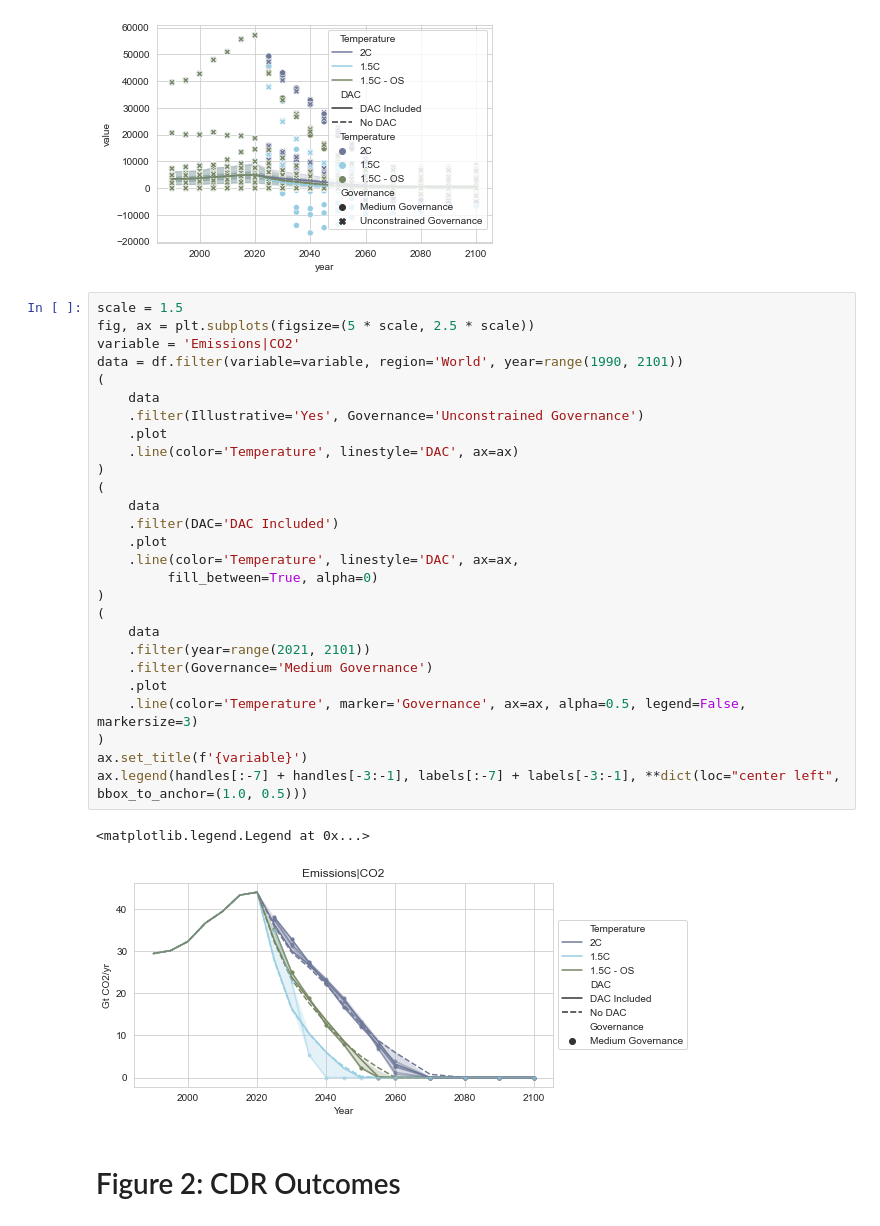
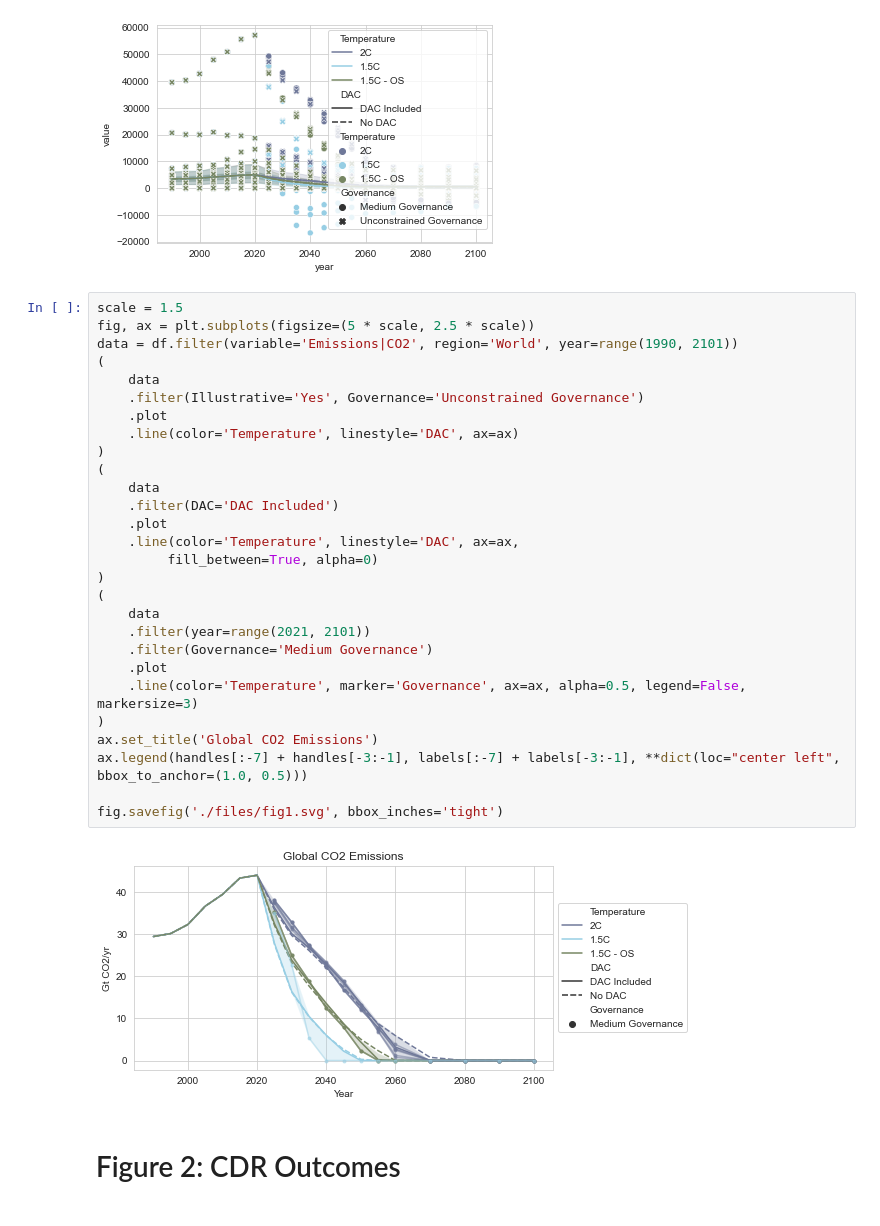
Before and after one commit to iiasa/gidden_brutschin_et_al_2023, a Jupyter notebook: figures/figs_1-4.ipynb, the cells around one changed output. Drawn from its saved outputs; the diff is of its cells as text.

```diff
--- a/figures/figs_1-4.ipynb
+++ b/figures/figs_1-4.ipynb
@@ -72,33 +68,33 @@ handles, labels = ax.get_legend_handles_labels()
 # %%
 scale = 1.5
 fig, ax = plt.subplots(figsize=(5 * scale, 2.5 * scale))
-variable = 'Emissions|CO2'
-data = df.filter(variable=variable, region='World', year=range(1990, 2101))
+data = df.filter(variable='Emissions|CO2', region='World', year=range(1990, 2101))
 (
     data
     .filter(Illustrative='Yes', Governance='Unconstrained Governance')
     .plot
     .line(color='Temperature', linestyle='DAC', ax=ax)
 )
 (
     data
     .filter(DAC='DAC Included')
     .plot
     .line(color='Temperature', linestyle='DAC', ax=ax,
          fill_between=True, alpha=0)
 )
 (
     data
     .filter(year=range(2021, 2101))
     .filter(Governance='Medium Governance')
     .plot
     .line(color='Temperature', marker='Governance', ax=ax, alpha=0.5, legend=False, markersize=3)
 )
-ax.set_title(f'{variable}')
+ax.set_title('Global CO2 Emissions')
 ax.legend(handles[:-7] + handles[-3:-1], labels[:-7] + labels[-3:-1], **dict(loc="center left", bbox_to_anchor=(1.0, 0.5)))
+
+fig.savefig('./files/fig1.svg', bbox_inches='tight')
 # %% [output]
-<matplotlib.legend.Legend at 0x...>
-[figure, old version]
+[figure, new version]
 # %% [markdown]
 # Figure 2: CDR Outcomes
 # %%
```
Also changed, not shown: parts of 10 cells of this notebook.
